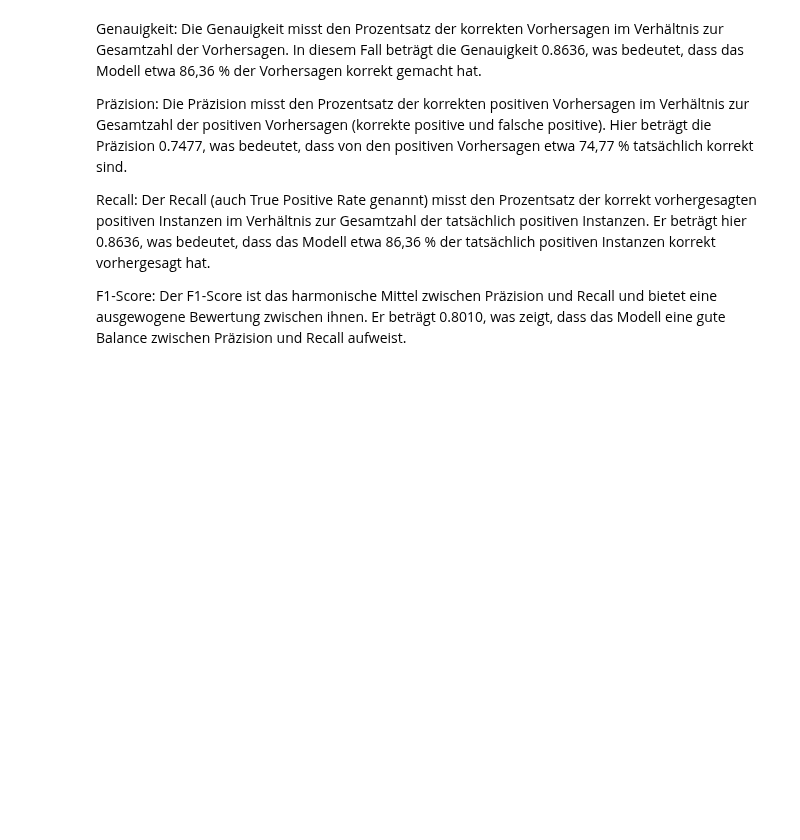
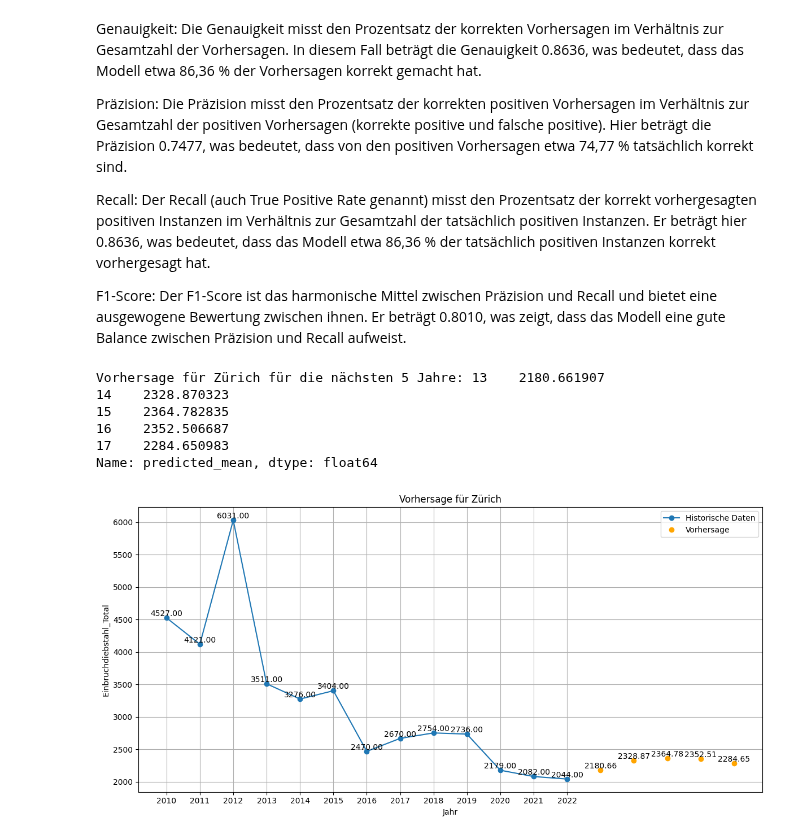
Before and after one commit to nvinto404/Data-Science-Project-Burglary-Statistics-Zurich, a Jupyter notebook: Modellierung.ipynb, the cells around one changed output. Cells and saved outputs as stored; diff of their text form; code cells hidden in the pictures; blank space fills up the shorter version.

Commit message:
Hinzufügen der Time Series Modellierung

```diff
--- a/Modellierung.ipynb
+++ b/Modellierung.ipynb
@@ -306,3 +306,72 @@ Präzision: Die Präzision misst den Prozentsatz der korrekten positiven Vorhers
 Recall: Der Recall (auch True Positive Rate genannt) misst den Prozentsatz der korrekt vorhergesagten positiven Instanzen im Verhältnis zur Gesamtzahl der tatsächlich positiven Instanzen. Er beträgt hier 0.8636, was bedeutet, dass das Modell etwa 86,36 % der tatsächlich positiven Instanzen korrekt vorhergesagt hat.
 
 F1-Score: Der F1-Score ist das harmonische Mittel zwischen Präzision und Recall und bietet eine ausgewogene Bewertung zwischen ihnen. Er beträgt 0.8010, was zeigt, dass das Modell eine gute Balance zwischen Präzision und Recall aufweist.
+# %%
+import pandas as pd
+from statsmodels.tsa.arima.model import ARIMA
+import matplotlib.pyplot as plt
+
+# Zürich-Daten filtern
+zurich_data = df_unique[df_unique['Gemeindename'] == 'Zürich']
+
+# Einbruchdiebstahl-Daten für Zürich vorbereiten
+time_series = zurich_data.set_index('Jahr')['Einbruchdiebstahl_Total']
+
+# Funktion zur Vorhersage mit ARIMA
+def arima_forecast(data, order, steps):
+    model = ARIMA(data, order=order)
+    model_fit = model.fit()
+    forecast = model_fit.forecast(steps=steps)
+    return forecast
+
+# Parameter für ARIMA-Modell
+n_steps = 5  # Anzahl der Jahre für die Vorhersage
+order = (5, 1, 0)  # ARIMA-Modellordnung
+
+# Vorhersagen treffen
+forecast = arima_forecast(time_series, order, n_steps)
+
+# Ergebnisse anzeigen
+print("Vorhersage für Zürich für die nächsten", n_steps, "Jahre:", forecast)
+
+# Jahre für die x-Achse extrahieren
+last_year = time_series.index[-1]
+forecast_years = range(last_year + 1, last_year + n_steps + 1)
+
+# Vorhandene Jahre (Historie)
+existing_years = time_series.index
+
+# Vorhersagen visualisieren
+plt.figure(figsize=(12, 6))  # Breite und Höhe des Plots festlegen
+
+# Historische Daten plotten
+plt.plot(existing_years, time_series.values, label='Historische Daten', marker='o')
+
+# Vorhersage plotten
+plt.plot(forecast_years, forecast, 'o', label='Vorhersage', color='orange')
+
+plt.xlabel('Jahr')
+plt.ylabel('Einbruchdiebstahl_Total')
+plt.title('Vorhersage für Zürich')
+plt.xticks(range(int(time_series.index.min()), int(time_series.index.max()) + 1))  # Ganzzahlige X-Achsenbeschriftungen
+plt.legend()
+plt.grid(True)  # Gitter hinzufügen
+plt.tight_layout()  # Automatische Anpassung der Layoutabmessungen
+
+# Beschriftungen innerhalb des Plots hinzufügen (Historische Daten)
+for year, value in zip(existing_years, time_series.values):
+    plt.text(year, value, f'{value:.2f}', ha='center', va='bottom')
+
+# Beschriftungen innerhalb des Plots hinzufügen (Vorhersage)
+for year, value in zip(forecast_years, forecast):
+    plt.text(year, value, f'{value:.2f}', ha='center', va='bottom')
+
+plt.show()
+# %% [output]
+Vorhersage für Zürich für die nächsten 5 Jahre: 13    2180.661907
+14    2328.870323
+15    2364.782835
+16    2352.506687
+17    2284.650983
+Name: predicted_mean, dtype: float64
+[figure, added]
```
